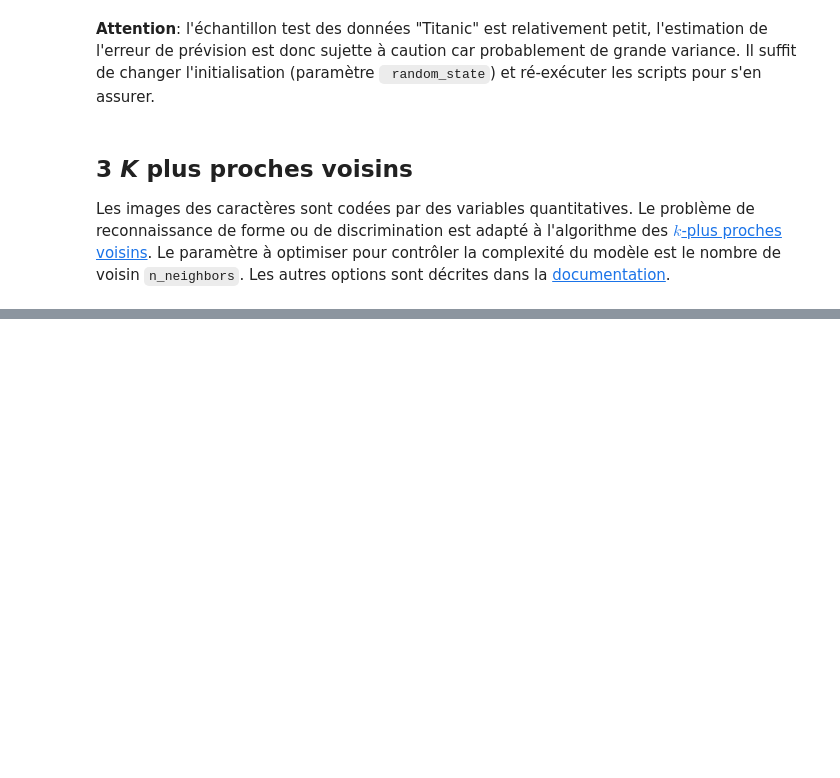
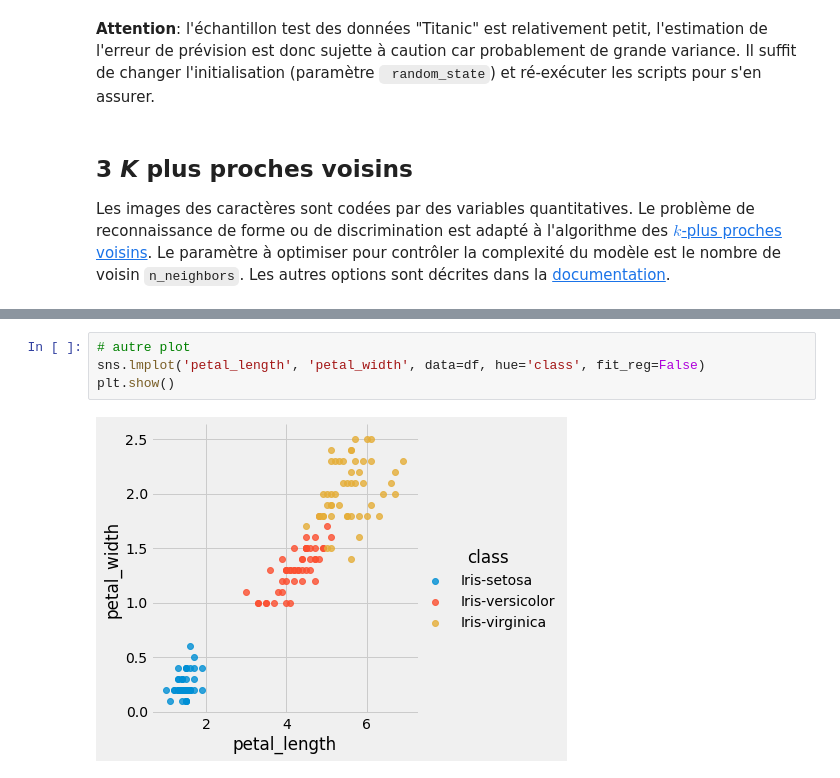
Before and after one commit to bdallard/BD-IA, a Jupyter notebook: sklearn/SklearnBasics.ipynb, the cells around one changed output, grey strips where cells are left out. Saved outputs shown, nothing was run; the diff lists cells and outputs as text; blank space fills up the shorter version.

```diff
--- a/sklearn/SklearnBasics.ipynb
+++ b/sklearn/SklearnBasics.ipynb
@@ -273,0 +250,6 @@ row_0
+# %%
+# autre plot
+sns.lmplot('petal_length', 'petal_width', data=df, hue='class', fit_reg=False)
+plt.show()
+# %% [output]
+[figure, added]
```
Also changed, not shown: parts of 12 cells of this notebook.
